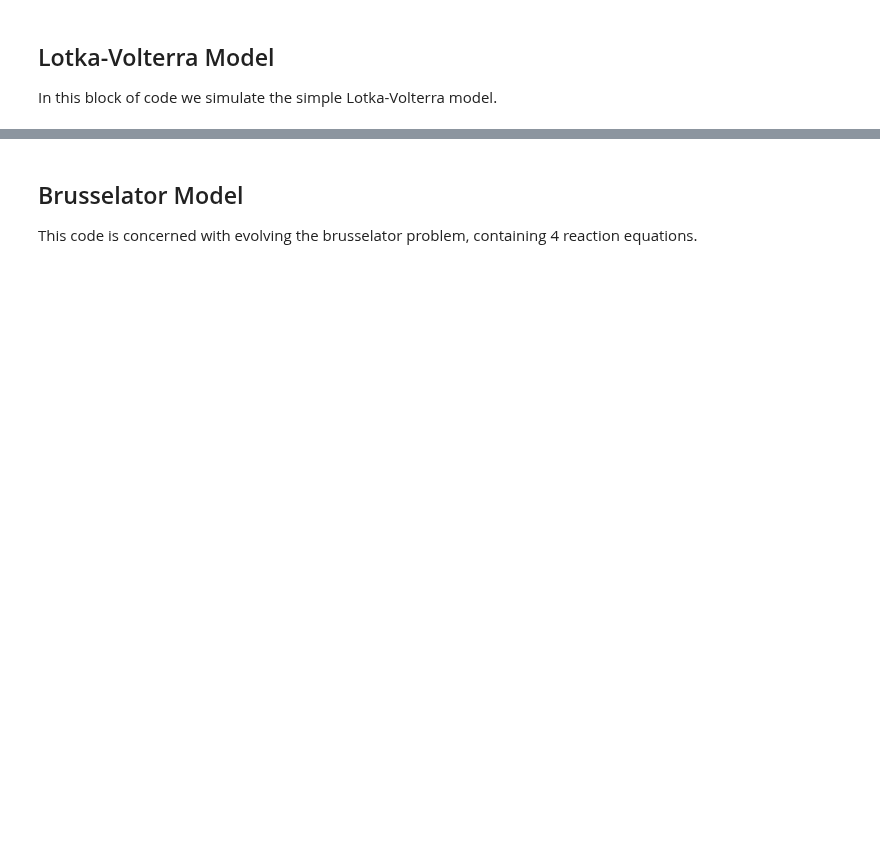
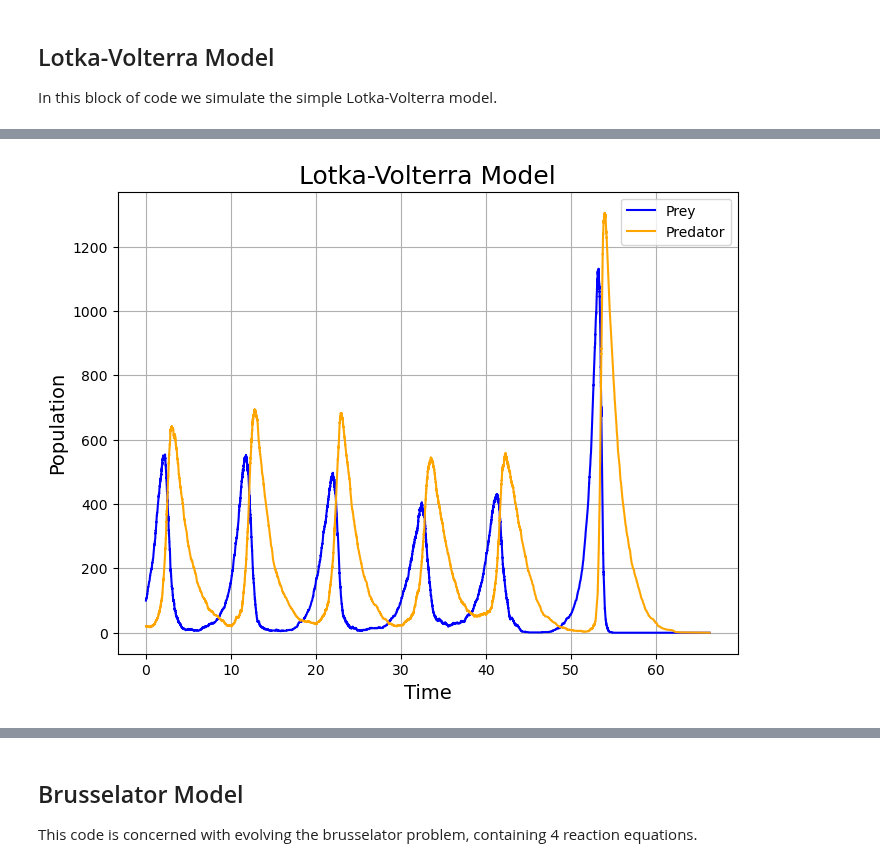
Before and after one commit to BertDepoorter/Monte-Carlo-Methods, a Jupyter notebook: Exercise_14_15_16_Gillespie_systems.ipynb, the cells around one changed output, grey strips where cells are left out. Saved outputs shown, nothing was run; the diff lists cells and outputs as text; code cells hidden in the pictures; blank space fills up the shorter version.

```diff
--- a/Exercise_14_15_16_Gillespie_systems.ipynb
+++ b/Exercise_14_15_16_Gillespie_systems.ipynb
@@ -40 +41,14 @@ LotkaVolterra.plot_species(times, populations, 0, 1)
+# %%
+fig, ax = plt.subplots(1,1, figsize=(8,6))
+populations = np.array(populations)
+ax.plot(times, populations[:, 0], color='blue', label='Prey')
+ax.plot(times, populations[:, 1], color='orange', label='Predator')
+ax.grid()
+ax.legend()
+ax.set_title('Lotka-Volterra Model', fontsize=18)
+ax.set_xlabel('Time', fontsize=14)
+ax.set_ylabel('Population', fontsize=14)
+fig.savefig('Plots/ex15_LotkaVolterra_evolution.png', dpi=300)
+# %% [output]
+[figure, added]
 # %%
```
Also changed, not shown: parts of 11 cells of this notebook, 13 other files.
